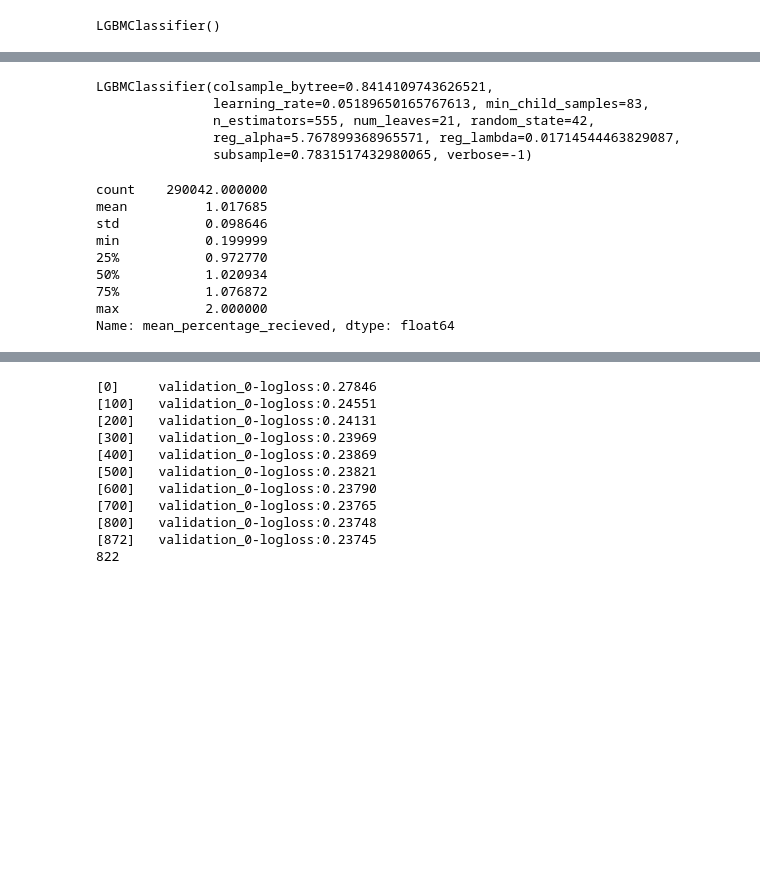
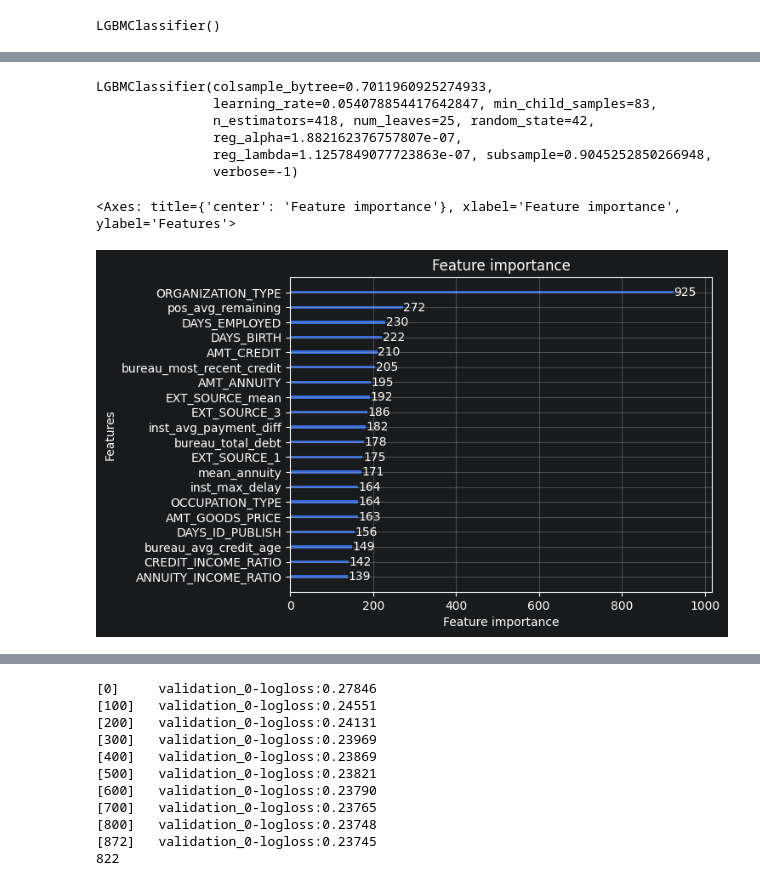
Before and after one commit to SirHelpMePlease/Home-Credit-Default-Risk-Kaggle, a Jupyter notebook: 03_Models.ipynb, the cells around one changed output, grey strips where cells are left out. Drawn from its saved outputs; the diff is of its cells as text; code cells hidden in the pictures; blank space fills up the shorter version.

Commit message:
Weitergemacht mit einem reduzierten Modell

```diff
--- a/03_Models.ipynb
+++ b/03_Models.ipynb
@@ -198,12 +194,14 @@ def objective(trial):
 study = optuna.create_study(
     direction='maximize',
     storage="sqlite:///lgbm_study.db",
-    study_name="lgbm_v2",
+    study_name="lgbm_v4",
     load_if_exists=True
 )
 
-study.optimize(objective, n_trials=97)
+study.optimize(objective, n_trials=10)
 
 best_n_estimators = study.best_trial.user_attrs["best_n_estimators"]
 print(f"Optimale Anzahl Bäume: {best_n_estimators}")
+#[I 2026-05-08 00:12:11,608] Trial 99 finished with value: 0.7749346691050608 and parameters: {'num_leaves': 20, 'learning_rate': 0.20255499763057377, 'min_child_samples': 90, 'subsample': 0.7372678581712692, 'colsample_bytree': 0.8425499076626509, 'reg_alpha': 1.665153387102547, 'reg_lambda': 0.002769154063466205}. Best is trial 87 with value: 0.780503076333318.
+#Optimale Anzahl Bäume: 555 study_name: lgbm_v2
 # %% [output]
@@ -230,24 +222,18 @@ best_model = lgb.LGBMClassifier(
     **study.best_params,
     n_estimators=best_n_estimators,
     random_state=42,
-    verbose=-1
+    verbose=-1,
 )
-best_model.fit(X, y)
+best_model.fit(X, y, categorical_feature= categorical_cols)
 # %% [output]
-LGBMClassifier(colsample_bytree=0.8414109743626521,
-               learning_rate=0.05189650165767613, min_child_samples=83,
-               n_estimators=555, num_leaves=21, random_state=42,
-               reg_alpha=5.767899368965571, reg_lambda=0.01714544463829087,
-               subsample=0.7831517432980065, verbose=-1)
+LGBMClassifier(colsample_bytree=0.7011960925274933,
+               learning_rate=0.054078854417642847, min_child_samples=83,
+               n_estimators=418, num_leaves=25, random_state=42,
+               reg_alpha=1.882162376757807e-07,
+               reg_lambda=1.1257849077723863e-07, subsample=0.9045252850266948,
+               verbose=-1)
-# %%
-application_train["mean_percentage_recieved"].describe()
-# %% [output]
-count    290042.000000
-mean          1.017685
-std           0.098646
-min           0.199999
-25%           0.972770
-50%           1.020934
-75%           1.076872
-max           2.000000
-Name: mean_percentage_recieved, dtype: float64
+# %%
+lgb.plot_importance(best_model, max_num_features=20)
+# %% [output]
+<Axes: title={'center': 'Feature importance'}, xlabel='Feature importance', ylabel='Features'>
+[figure, added]
```
Also changed, not shown: parts of 23 cells of this notebook, 1 other file.
